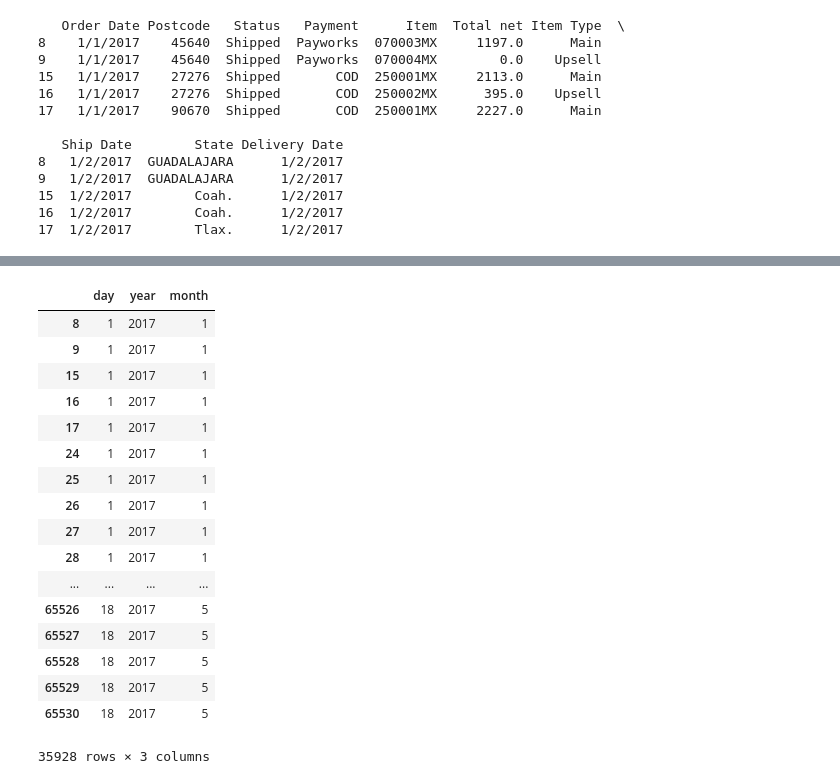
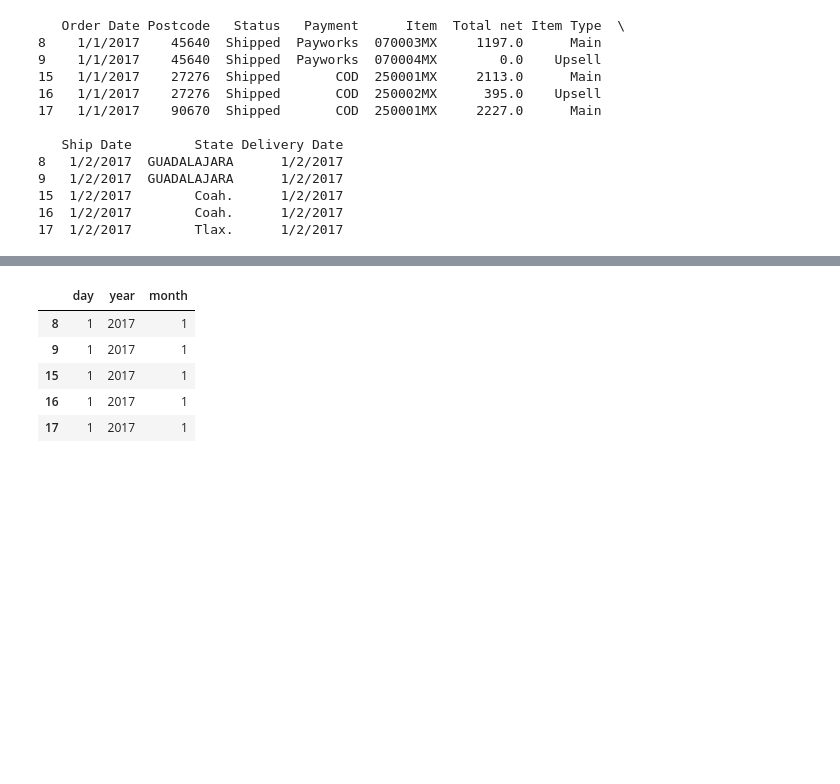
Before and after one commit to JonathanREB/DataBootCampProject01, a Jupyter notebook: payday1.ipynb, the cells around one changed output, grey strips where cells are left out. Cells and saved outputs as stored; diff of their text form; code cells hidden in the pictures; blank space fills up the shorter version.

```diff
--- a/payday1.ipynb
+++ b/payday1.ipynb
@@ -96,0 +113,4 @@ print(shipped_payday_df.head())
+# %%
+#aqui estoy excluyendo las ventas de mayoreo pero no puedo hacerlo con solo un valor, entonces tambien exclui el valor mercado
+mask = shipped_payday_df['Payment'].isin(['Wholesale', 'Mercado'])
+shipped_payday_df[~mask]
@@ -96,0 +136,3 @@ print(shipped_payday_df.head())
+# %%
+consumer_shipped_payday_df = shipped_payday_df[~mask]
+consumer_shipped_payday_df.head()
@@ -97,6 +146,6 @@ print(shipped_payday_df.head())
 # %%
-shipped_date1 = shipped_payday_df['Order Date'].str.split('/', 1, expand = True)
-shipped_date1
+shipped_date1 = consumer_shipped_payday_df['Order Date'].str.split('/', 1, expand = True)
+shipped_date1.head()
 # %% [output]
 |  | 0 | 1 |
 | 8 | 1 | 1/2017 |
@@ -215,23 +204,11 @@ shipped_date3
 # %%
 shipped_date4 = shipped_date3.drop('day_year', axis = 1)
-shipped_date4
+shipped_date4.head()
 # %% [output]
 |  | day | year | month |
 | 8 | 1 | 2017 | 1 |
 | 9 | 1 | 2017 | 1 |
 | 15 | 1 | 2017 | 1 |
 | 16 | 1 | 2017 | 1 |
 | 17 | 1 | 2017 | 1 |
-| 24 | 1 | 2017 | 1 |
-| 25 | 1 | 2017 | 1 |
-| 26 | 1 | 2017 | 1 |
-| 27 | 1 | 2017 | 1 |
-| 28 | 1 | 2017 | 1 |
-| ... | ... | ... | ... |
-| 65526 | 18 | 2017 | 5 |
-| 65527 | 18 | 2017 | 5 |
-| 65528 | 18 | 2017 | 5 |
-| 65529 | 18 | 2017 | 5 |
-| 65530 | 18 | 2017 | 5 |
-35928 rows × 3 columns
 # %%
```
Also changed, not shown: parts of 24 cells of this notebook.
